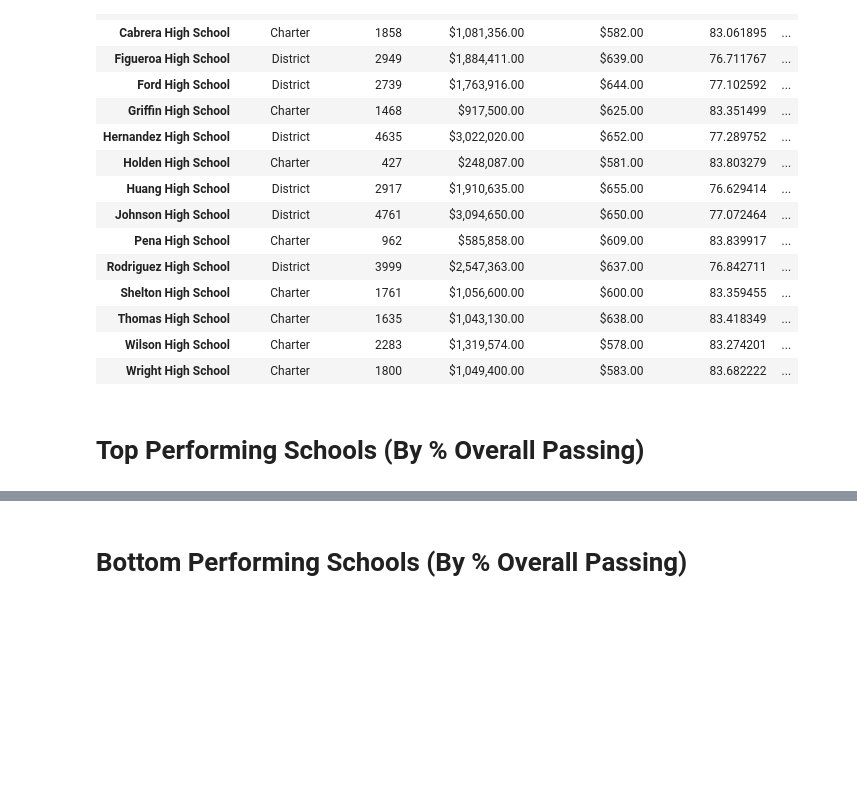
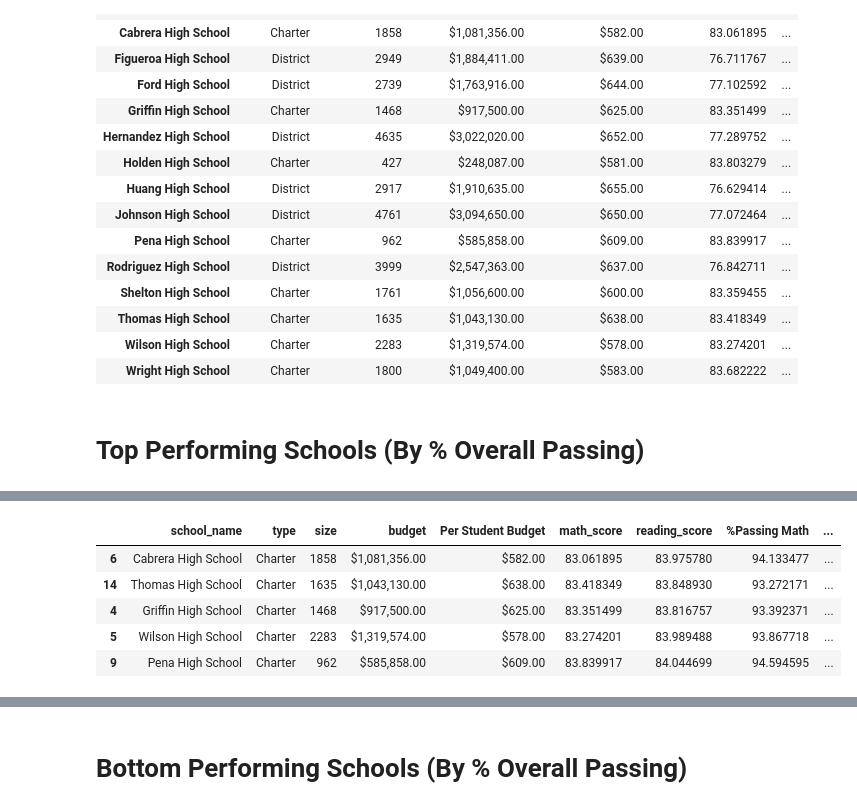
Before and after one commit to RachelFizel/panda-challenge, a Jupyter notebook: PyCitySchools/PyCitySchools.ipynb, the cells around one changed output, grey strips where cells are left out. Saved outputs shown, nothing was run; the diff lists cells and outputs as text; code cells hidden in the pictures; blank space fills up the shorter version.

```diff
--- a/PyCitySchools/PyCitySchools.ipynb
+++ b/PyCitySchools/PyCitySchools.ipynb
@@ -509,0 +530,20 @@ school_summary_results_df.sort_values("% Overall Passing", ascending=False).head
+# %%
+#display results
+top_performing = top_performing [["school_name",
+                                  "type",
+                                  "size",
+                                  "budget",
+                                  "Per Student Budget",
+                                  "math_score",
+                                  "reading_score",
+                                  "%Passing Math",
+                                  "%Passing Reading",
+                                  "% Overall Passing"]]
+top_performing
+# %% [output]
+|  | school_name | type | size | budget | Per Student Budget | math_score | reading_score | %Passing Math | ... |
+| 6 | Cabrera High School | Charter | 1858 | $1,081,356.00 | $582.00 | 83.061895 | 83.975780 | 94.133477 | ... |
+| 14 | Thomas High School | Charter | 1635 | $1,043,130.00 | $638.00 | 83.418349 | 83.848930 | 93.272171 | ... |
+| 4 | Griffin High School | Charter | 1468 | $917,500.00 | $625.00 | 83.351499 | 83.816757 | 93.392371 | ... |
+| 5 | Wilson High School | Charter | 2283 | $1,319,574.00 | $578.00 | 83.274201 | 83.989488 | 93.867718 | ... |
+| 9 | Pena High School | Charter | 962 | $585,858.00 | $609.00 | 83.839917 | 84.044699 | 94.594595 | ... |
```
Also changed, not shown: parts of 3 cells of this notebook.
